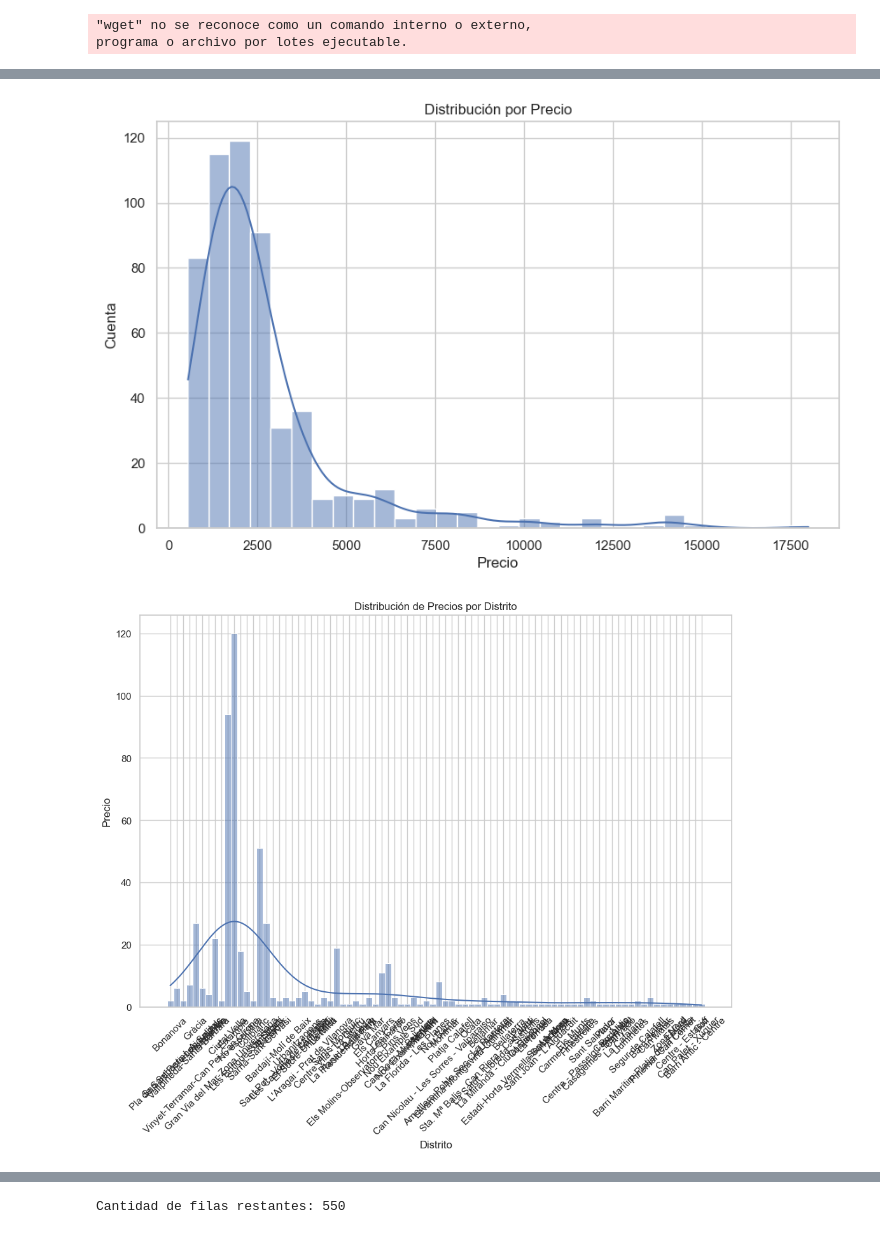
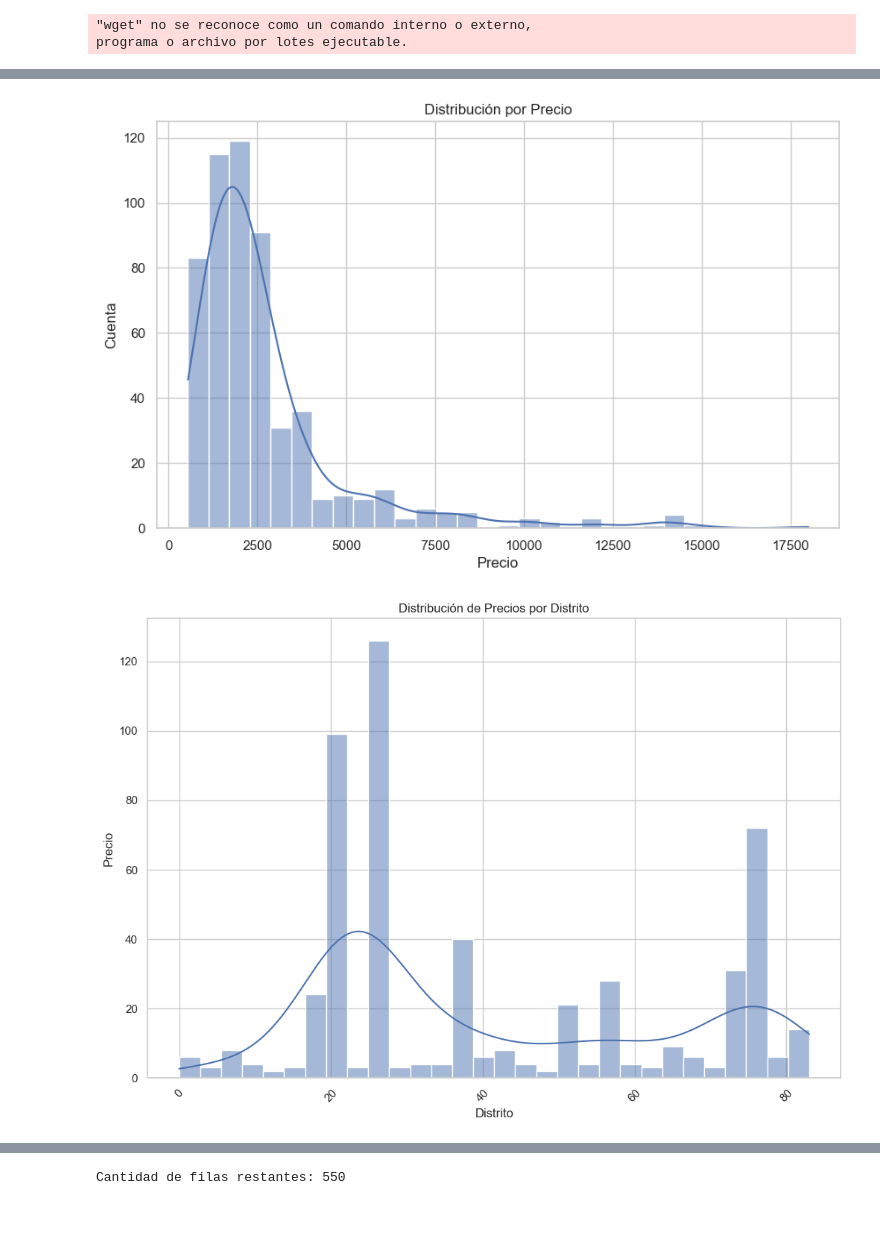
Before and after one commit to jkacosta91/Analisis-de-Alquileres, a Jupyter notebook: eda.ipynb, the cells around one changed output, grey strips where cells are left out. Drawn from its saved outputs; the diff is of its cells as text; code cells hidden in the pictures.

```diff
--- a/eda.ipynb
+++ b/eda.ipynb
@@ -216,7 +198,11 @@ df.drop(columns=[
     'Destacado',  # Destacado de la propiedad en la plataforma
     'Operacion',  # Tipo de operación
     'Pais',  # País
-    'DestacadoPremium'  # Destacado Premium
+    'NuevaConstruccion',
+    'TieneHomeStaging',
+    'DestacadoNuevoDesarrollo',
+    'DestacadoPremium',  # Destacado Premium
+    'EspacioEstacionamiento'
 ], inplace=True)
 # %%
 msno.matrix(df)
@@ -241,7 +227,6 @@ msno.matrix(df)
 df['Piso'].fillna(0, inplace=True)
 df['Exterior'].fillna(True, inplace=True)
 df['TieneAscensor'].fillna(False, inplace=True)
-df['EspacioEstacionamiento'].fillna('No especifica', inplace=True)
 df['Distrito'].fillna('No especifica', inplace=True)
 df['Barrio'].fillna('No especifica', inplace=True)
 
@@ -261,7 +246,6 @@ df['Piso'] = pd.to_numeric(df['Piso'], errors='coerce').fillna(0)
 df['Piso'].fillna(0, inplace=True)
 df['Exterior'].fillna(True, inplace=True)
 df['TieneAscensor'].fillna(False, inplace=True)
-df['EspacioEstacionamiento'].fillna('No especifica', inplace=True)
 df['Distrito'].fillna('No especifica', inplace=True)
 df['Barrio'].fillna('No especifica', inplace=True)
 # %%
@@ -517,29 +525,29 @@ Successfully installed attrs-24.2.0 fastjsonschema-2.20.0 jsonschema-4.23.0 json
 # %%
 import seaborn as sns
 import matplotlib.pyplot as plt
 
 # Configuración de estilo
 sns.set(style="whitegrid")
 
 # Visualizar la distribución general del precio
 plt.figure(figsize=(10, 6))
-sns.histplot(df['Precio'], bins=30, kde=True)
+sns.histplot(df_transformed['Precio'], bins=30, kde=True)
 plt.title('Distribución por Precio')
 plt.xlabel('Precio')
 plt.ylabel('Cuenta')
 plt.show()
 
 # Visualizar la distribución del precio por distrito
 plt.figure(figsize=(12, 8))
-sns.histplot(df['Distrito'], bins=30, kde=True)
+sns.histplot(df_transformed['Distrito'], bins=30, kde=True)
 plt.title('Distribución de Precios por Distrito')
 plt.xlabel('Distrito')
 plt.ylabel('Precio')
 plt.xticks(rotation=45)
 plt.show()
 # %% [output]
 [figure]
-[figure, old version]
+[figure, new version]
 # %%
 import pandas as pd
 
```
Also changed, not shown: parts of 25 cells of this notebook.
